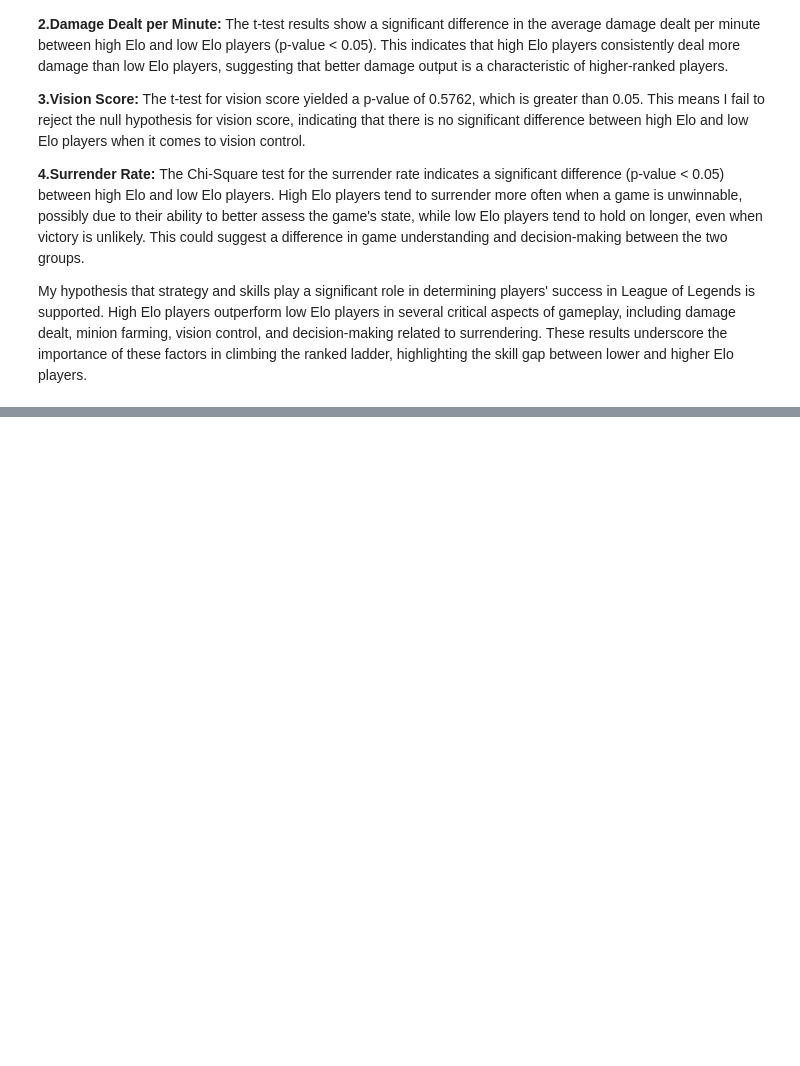
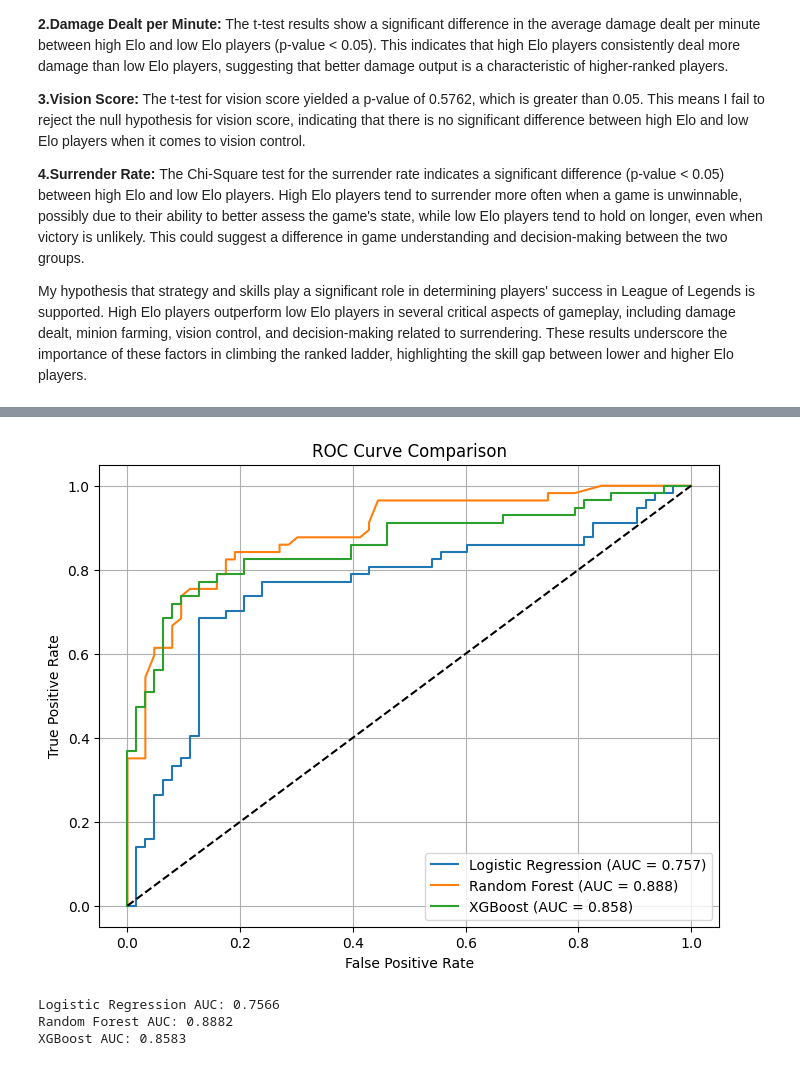
Before and after one commit to umutolcer/DSA210-Term-Project, a Jupyter notebook: main.ipynb, the cells around one changed output, grey strips where cells are left out. Drawn from its saved outputs; the diff is of its cells as text; code cells hidden in the pictures; blank space fills up the shorter version.

```diff
--- a/main.ipynb
+++ b/main.ipynb
@@ -420,0 +623,20 @@ My hypothesis that strategy and skills play a significant role in determining pl
+# %%
+import xgboost as xgb
+from sklearn.metrics import accuracy_score, confusion_matrix, classification_report
+
+# Initialize and train the model
+xgb_model = xgb.XGBClassifier(eval_metric='logloss', random_state=42)
+xgb_model.fit(X_train_scaled, y_train)
+
+# Make predictions
+y_pred_xgb = xgb_model.predict(X_test_scaled)
+
+# Evaluate
+accuracy_xgb = accuracy_score(y_test, y_pred_xgb)
+conf_matrix_xgb = confusion_matrix(y_test, y_pred_xgb)
+class_report_xgb = classification_report(y_test, y_pred_xgb)
+
+# Output
+print(f"XGBoost Accuracy: {accuracy_xgb:.4f}\n")
+print("Confusion Matrix:\n", conf_matrix_xgb)
+print("\nClassification Report:\n", class_report_xgb)
@@ -420,0 +675,40 @@ My hypothesis that strategy and skills play a significant role in determining pl
+# %%
+import matplotlib.pyplot as plt
+from sklearn.metrics import roc_curve, auc
+
+# Get predicted probabilities for the positive class (1)
+y_prob_logreg = logreg.predict_proba(X_test_scaled)[:, 1]
+y_prob_rf = rf_model.predict_proba(X_test_scaled)[:, 1]
+y_prob_xgb = xgb_model.predict_proba(X_test_scaled)[:, 1]
+
+# Compute ROC curve and AUC for each model
+fpr_logreg, tpr_logreg, _ = roc_curve(y_test, y_prob_logreg)
+auc_logreg = auc(fpr_logreg, tpr_logreg)
+
+fpr_rf, tpr_rf, _ = roc_curve(y_test, y_prob_rf)
+auc_rf = auc(fpr_rf, tpr_rf)
+
+fpr_xgb, tpr_xgb, _ = roc_curve(y_test, y_prob_xgb)
+auc_xgb = auc(fpr_xgb, tpr_xgb)
+
+# Plot ROC curves
+plt.figure(figsize=(8, 6))
+plt.plot(fpr_logreg, tpr_logreg, label=f'Logistic Regression (AUC = {auc_logreg:.3f})')
+plt.plot(fpr_rf, tpr_rf, label=f'Random Forest (AUC = {auc_rf:.3f})')
+plt.plot(fpr_xgb, tpr_xgb, label=f'XGBoost (AUC = {auc_xgb:.3f})')
+
+plt.plot([0, 1], [0, 1], 'k--')  # Diagonal line for random guessing
+plt.xlabel('False Positive Rate')
+plt.ylabel('True Positive Rate')
+plt.title('ROC Curve Comparison')
+plt.legend(loc='lower right')
+plt.grid()
+plt.show()
+print(f"Logistic Regression AUC: {auc_logreg:.4f}")
+print(f"Random Forest AUC: {auc_rf:.4f}")
+print(f"XGBoost AUC: {auc_xgb:.4f}")
+# %% [output]
+[figure, added]
+Logistic Regression AUC: 0.7566
+Random Forest AUC: 0.8882
+XGBoost AUC: 0.8583
```
Also changed, not shown: parts of 20 cells of this notebook.
